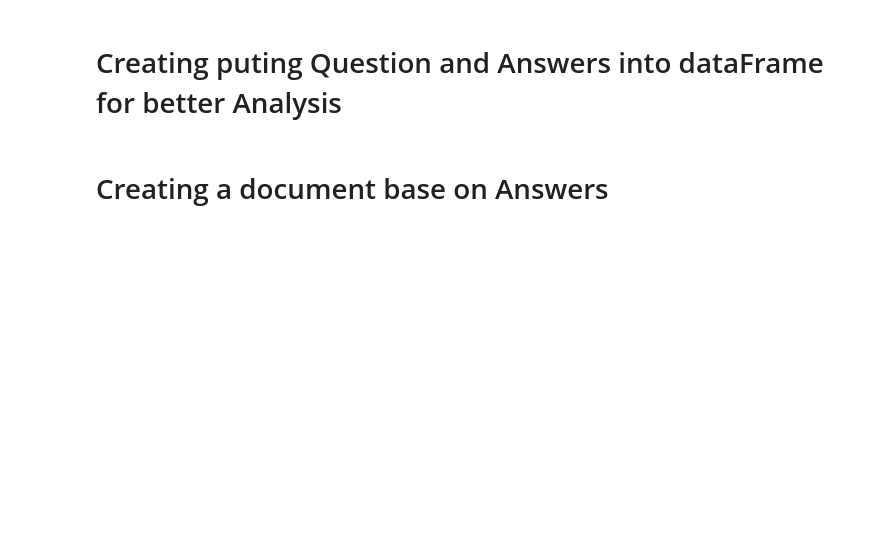
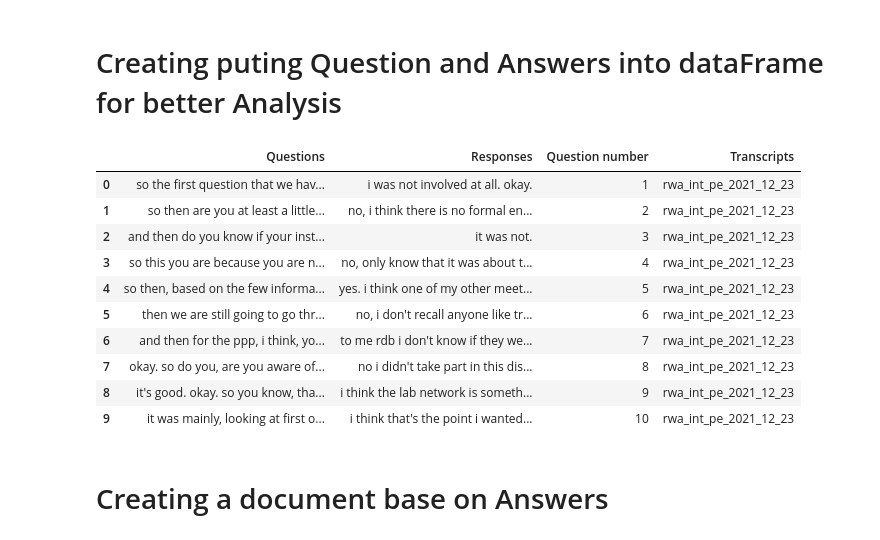
Before and after one commit to DUSENGEYEZU/DISSERTATION, a Jupyter notebook: Analysis.ipynb, the cells around one changed output. Saved outputs shown, nothing was run; the diff lists cells and outputs as text; code cells hidden in the pictures; blank space fills up the shorter version.

```diff
--- a/Analysis.ipynb
+++ b/Analysis.ipynb
@@ -179,10 +225,23 @@ def createDataFrame(path):
 # %%
 df=createDataFrame(path)
 dataset=df
 df['Questions']=df['Questions'].apply(datasetclening)
 df['Responses']=df['Responses'].apply(datasetclening)
 df['Transcripts']=df['Transcripts'].apply(datasetclening)
 df.to_csv('response_and_answer.csv', index=False)
+df.head(10)
+# %% [output]
+|  | Questions | Responses | Question number | Transcripts |
+| 0 | so the first question that we hav... | i was not involved at all. okay. | 1 | rwa_int_pe_2021_12_23 |
+| 1 | so then are you at least a little... | no, i think there is no formal en... | 2 | rwa_int_pe_2021_12_23 |
+| 2 | and then do you know if your inst... | it was not. | 3 | rwa_int_pe_2021_12_23 |
+| 3 | so this you are because you are n... | no, only know that it was about t... | 4 | rwa_int_pe_2021_12_23 |
+| 4 | so then, based on the few informa... | yes. i think one of my other meet... | 5 | rwa_int_pe_2021_12_23 |
+| 5 | then we are still going to go thr... | no, i don't recall anyone like tr... | 6 | rwa_int_pe_2021_12_23 |
+| 6 | and then for the ppp, i think, yo... | to me rdb i don't know if they we... | 7 | rwa_int_pe_2021_12_23 |
+| 7 | okay. so do you, are you aware of... | no i didn't take part in this dis... | 8 | rwa_int_pe_2021_12_23 |
+| 8 | it's good. okay. so you know, tha... | i think the lab network is someth... | 9 | rwa_int_pe_2021_12_23 |
+| 9 | it was mainly, looking at first o... | i think that's the point i wanted... | 10 | rwa_int_pe_2021_12_23 |
 # %% [markdown]
 # Creating  a document base on Answers
 # %%
```
Also changed, not shown: parts of 24 cells of this notebook, 2 other files.
